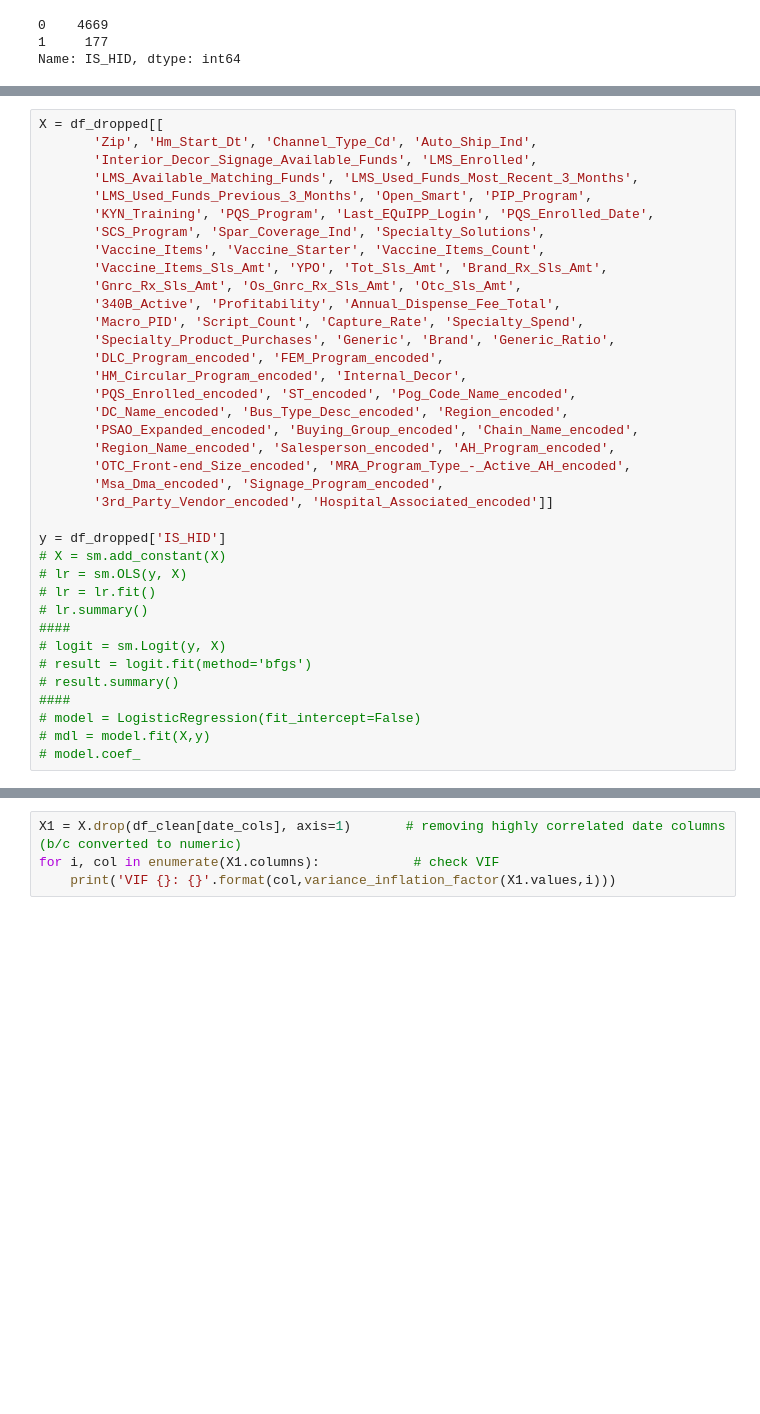
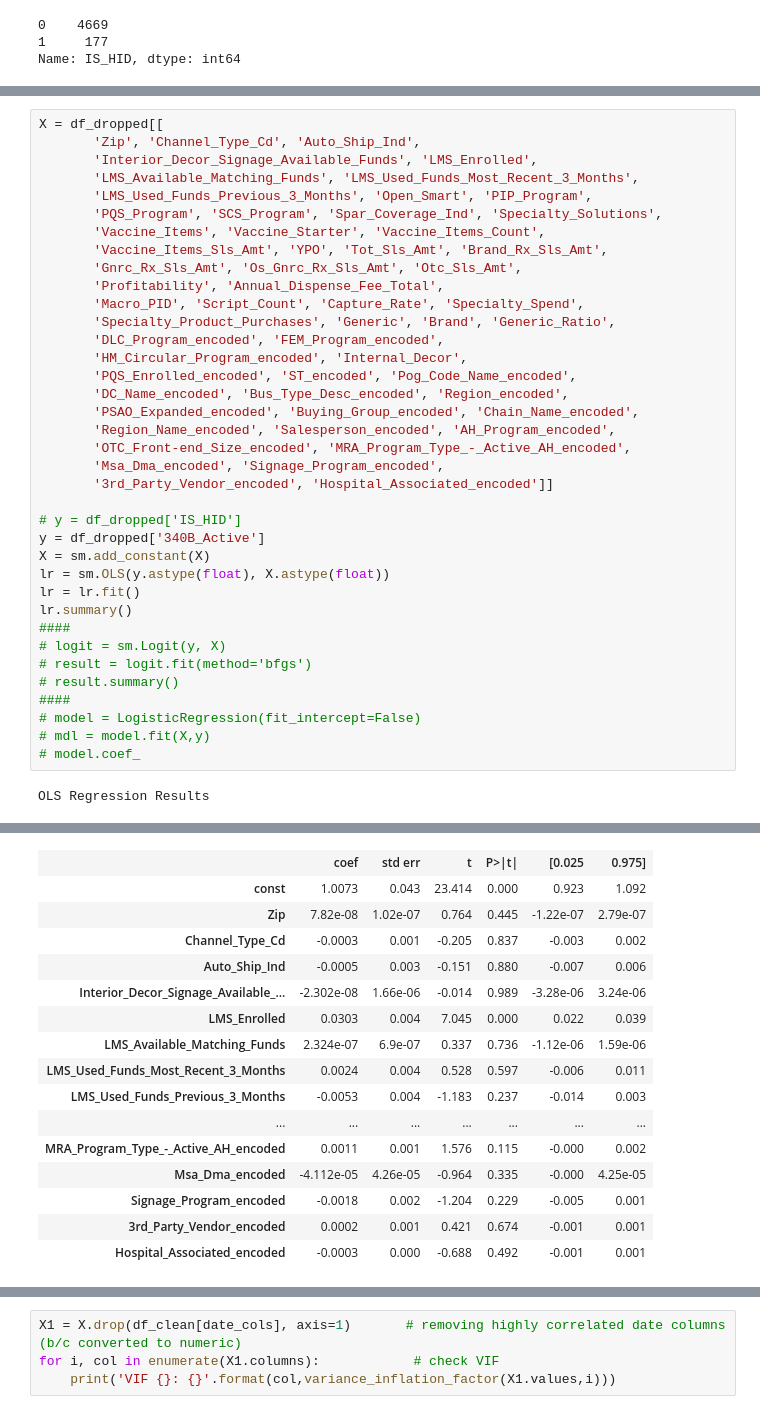
Before and after one commit to CathySoMcK/ds201_capstone, a Jupyter notebook: 340B_Updated-Cathy.ipynb, the cells around one changed output, grey strips where cells are left out. Drawn from its saved outputs; the diff is of its cells as text; blank space fills up the shorter version.

Commit message:
trying the logistic regression

```diff
--- a/340B_Updated-Cathy.ipynb
+++ b/340B_Updated-Cathy.ipynb
@@ -304,15 +345,14 @@ Name: IS_HID, dtype: int64
 # %%
 X = df_dropped[[
-       'Zip', 'Hm_Start_Dt', 'Channel_Type_Cd', 'Auto_Ship_Ind',
+       'Zip', 'Channel_Type_Cd', 'Auto_Ship_Ind',
        'Interior_Decor_Signage_Available_Funds', 'LMS_Enrolled',
        'LMS_Available_Matching_Funds', 'LMS_Used_Funds_Most_Recent_3_Months',
        'LMS_Used_Funds_Previous_3_Months', 'Open_Smart', 'PIP_Program',
-       'KYN_Training', 'PQS_Program', 'Last_EQuIPP_Login', 'PQS_Enrolled_Date',
-       'SCS_Program', 'Spar_Coverage_Ind', 'Specialty_Solutions',
+       'PQS_Program', 'SCS_Program', 'Spar_Coverage_Ind', 'Specialty_Solutions',
        'Vaccine_Items', 'Vaccine_Starter', 'Vaccine_Items_Count',
        'Vaccine_Items_Sls_Amt', 'YPO', 'Tot_Sls_Amt', 'Brand_Rx_Sls_Amt',
        'Gnrc_Rx_Sls_Amt', 'Os_Gnrc_Rx_Sls_Amt', 'Otc_Sls_Amt',
-       '340B_Active', 'Profitability', 'Annual_Dispense_Fee_Total',
+       'Profitability', 'Annual_Dispense_Fee_Total',
        'Macro_PID', 'Script_Count', 'Capture_Rate', 'Specialty_Spend',
        'Specialty_Product_Purchases', 'Generic', 'Brand', 'Generic_Ratio',
        'DLC_Program_encoded', 'FEM_Program_encoded',
@@ -325,11 +365,12 @@ X = df_dropped[[
        'Msa_Dma_encoded', 'Signage_Program_encoded',
        '3rd_Party_Vendor_encoded', 'Hospital_Associated_encoded']]
 
-y = df_dropped['IS_HID']
-# X = sm.add_constant(X)
-# lr = sm.OLS(y, X)
-# lr = lr.fit()
-# lr.summary()
+# y = df_dropped['IS_HID']
+y = df_dropped['340B_Active']
+X = sm.add_constant(X)
+lr = sm.OLS(y.astype(float), X.astype(float))
+lr = lr.fit()
+lr.summary()
 ####
 # logit = sm.Logit(y, X)
 # result = logit.fit(method='bfgs')
@@ -338,3 +379,5 @@ y = df_dropped['IS_HID']
 # model = LogisticRegression(fit_intercept=False)
 # mdl = model.fit(X,y)
 # model.coef_
+# %% [output]
+OLS Regression Results
@@ -340,0 +393,16 @@ y = df_dropped['IS_HID']
+|  | coef | std err | t | P>|t| | [0.025 | 0.975] |
+| const | 1.0073 | 0.043 | 23.414 | 0.000 | 0.923 | 1.092 |
+| Zip | 7.82e-08 | 1.02e-07 | 0.764 | 0.445 | -1.22e-07 | 2.79e-07 |
+| Channel_Type_Cd | -0.0003 | 0.001 | -0.205 | 0.837 | -0.003 | 0.002 |
+| Auto_Ship_Ind | -0.0005 | 0.003 | -0.151 | 0.880 | -0.007 | 0.006 |
+| Interior_Decor_Signage_Available_... | -2.302e-08 | 1.66e-06 | -0.014 | 0.989 | -3.28e-06 | 3.24e-06 |
+| LMS_Enrolled | 0.0303 | 0.004 | 7.045 | 0.000 | 0.022 | 0.039 |
+| LMS_Available_Matching_Funds | 2.324e-07 | 6.9e-07 | 0.337 | 0.736 | -1.12e-06 | 1.59e-06 |
+| LMS_Used_Funds_Most_Recent_3_Months | 0.0024 | 0.004 | 0.528 | 0.597 | -0.006 | 0.011 |
+| LMS_Used_Funds_Previous_3_Months | -0.0053 | 0.004 | -1.183 | 0.237 | -0.014 | 0.003 |
+| ... | ... | ... | ... | ... | ... | ... |
+| MRA_Program_Type_-_Active_AH_encoded | 0.0011 | 0.001 | 1.576 | 0.115 | -0.000 | 0.002 |
+| Msa_Dma_encoded | -4.112e-05 | 4.26e-05 | -0.964 | 0.335 | -0.000 | 4.25e-05 |
+| Signage_Program_encoded | -0.0018 | 0.002 | -1.204 | 0.229 | -0.005 | 0.001 |
+| 3rd_Party_Vendor_encoded | 0.0002 | 0.001 | 0.421 | 0.674 | -0.001 | 0.001 |
+| Hospital_Associated_encoded | -0.0003 | 0.000 | -0.688 | 0.492 | -0.001 | 0.001 |
```
Also changed, not shown: parts of 15 cells of this notebook.
